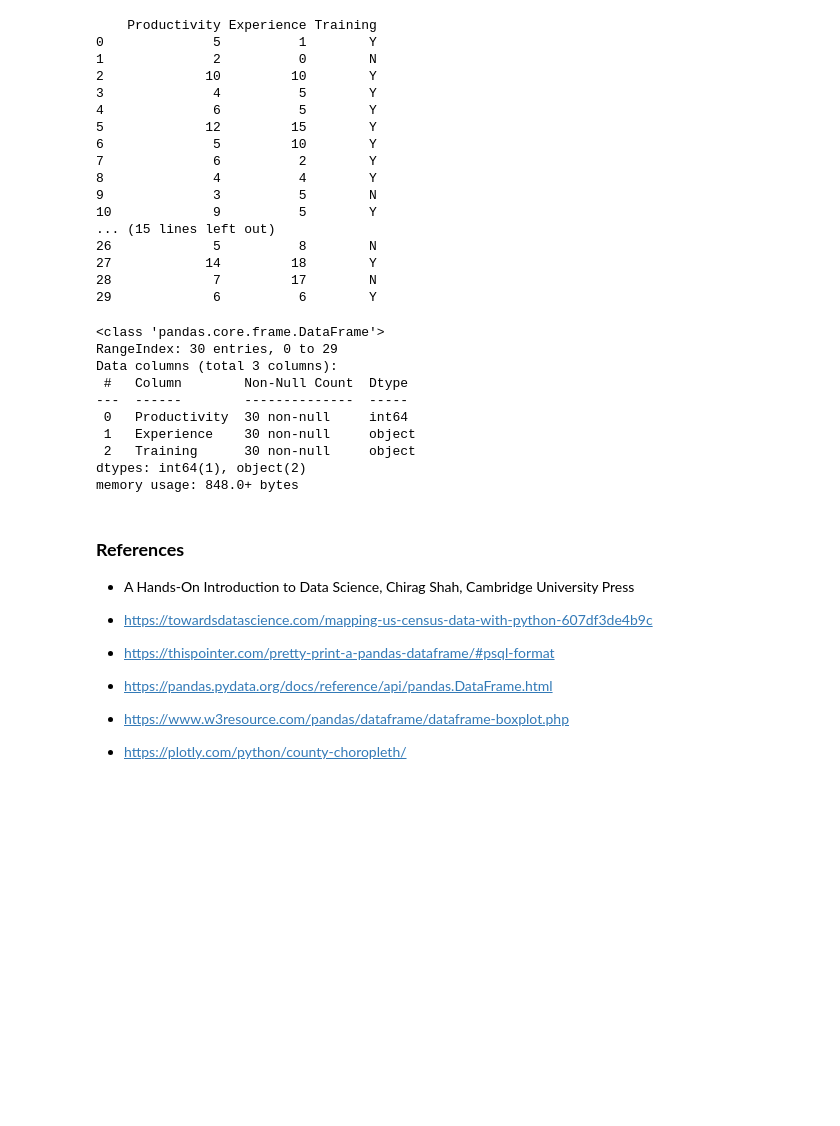
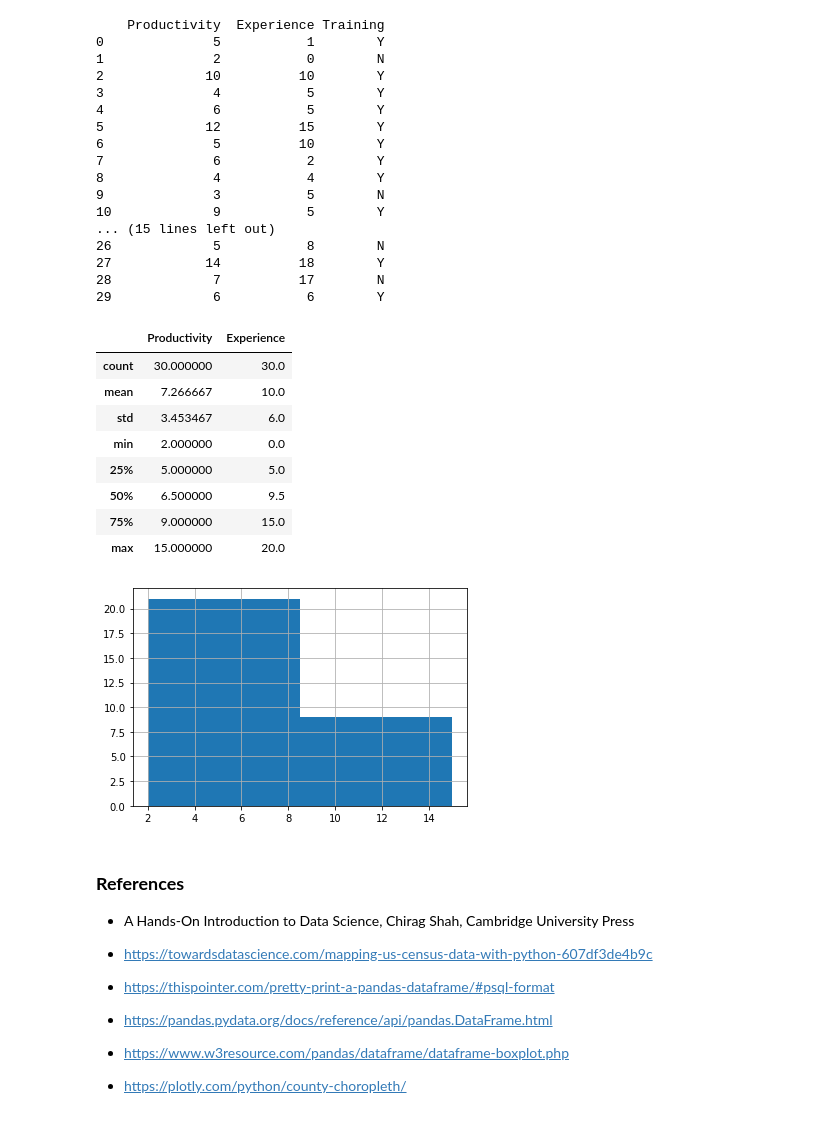
Before and after one commit to ja699461/IDS, a Jupyter notebook: Chapter3.ipynb, the cells around one changed output. Drawn from its saved outputs; the diff is of its cells as text; code cells hidden in the pictures; blank space fills up the shorter version.

```diff
--- a/Chapter3.ipynb
+++ b/Chapter3.ipynb
@@ -454,19 +454,30 @@ print(dataDF)
 # %%
-# Let's generate the histogram for Productivity
+# Let's inspect the numeric columns and their values
 
-
-dataDF.info()
+dataDF.describe()
 # %% [output]
-<class 'pandas.core.frame.DataFrame'>
-RangeIndex: 30 entries, 0 to 29
-Data columns (total 3 columns):
- #   Column        Non-Null Count  Dtype
----  ------        --------------  -----
- 0   Productivity  30 non-null     int64
- 1   Experience    30 non-null     object
- 2   Training      30 non-null     object
-dtypes: int64(1), object(2)
-memory usage: 848.0+ bytes
+|  | Productivity | Experience |
+| count | 30.000000 | 30.0 |
+| mean | 7.266667 | 10.0 |
+| std | 3.453467 | 6.0 |
+| min | 2.000000 | 0.0 |
+| 25% | 5.000000 | 5.0 |
+| 50% | 6.500000 | 9.5 |
+| 75% | 9.000000 | 15.0 |
+| max | 15.000000 | 20.0 |
+# %%
+# Let's generate the histogram for Productivity
+
+import matplotlib.pyplot as plt
+
+# To construct a histogram, the first step is to “bin” the range of values — that is, divide the
+# entire range of values into a series of intervals — and then count how many values fall into each
+# interval.
+
+dataDF['Productivity'].hist(bins=2)
+plt.show()
+# %% [output]
+[figure, added]
 # %% [markdown]
 ### **References**
 * A Hands-On Introduction to Data Science, Chirag Shah, Cambridge University Press
```
